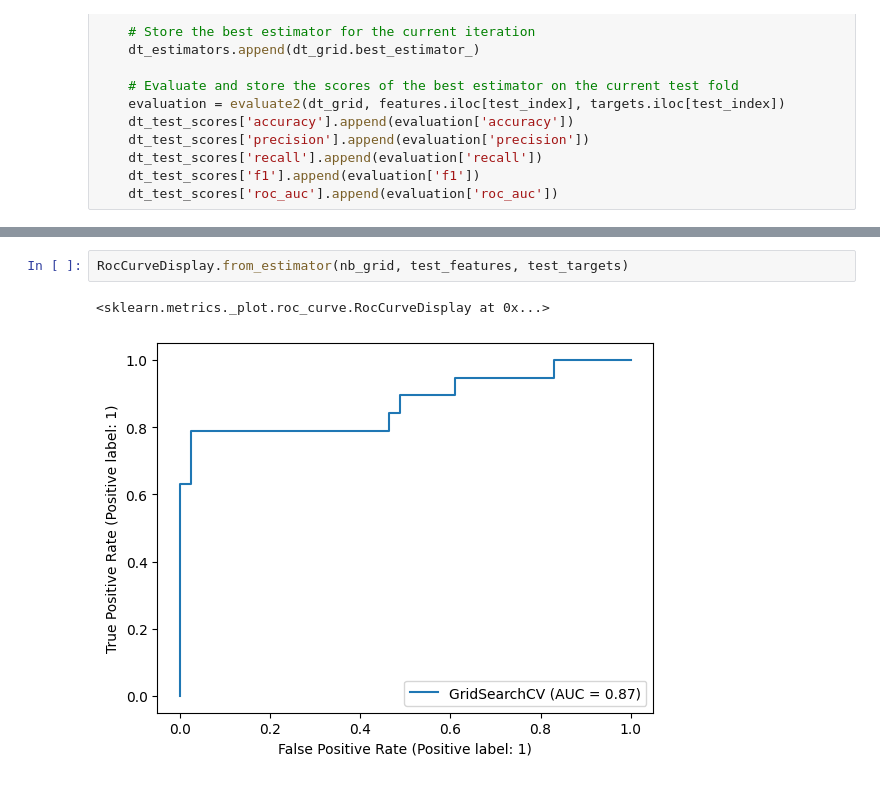
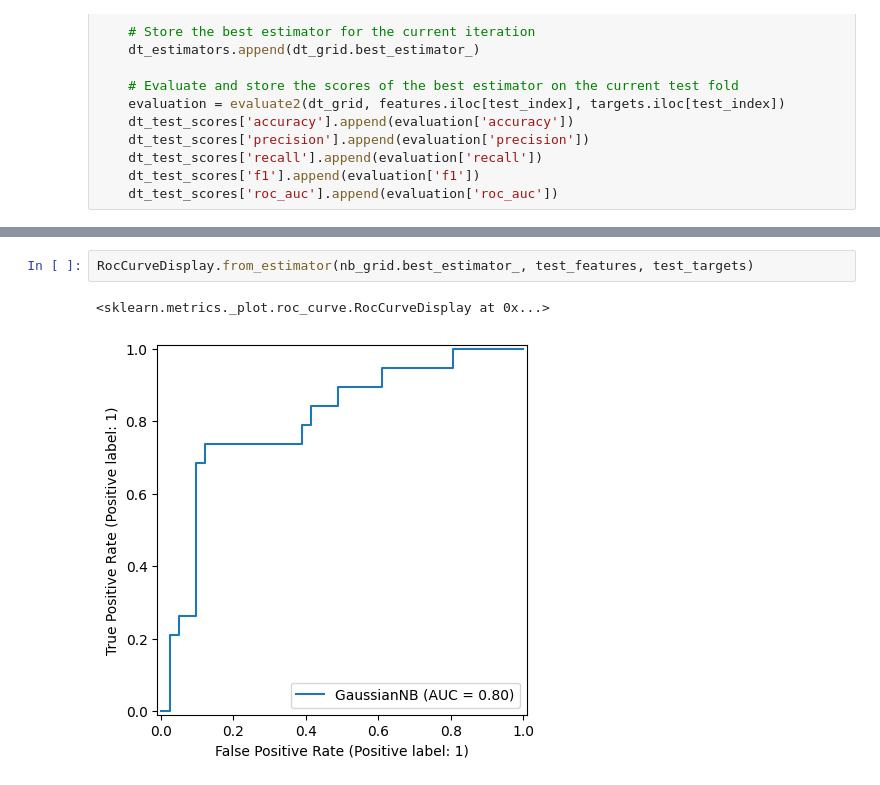
Before and after one commit to lavima/itf31519_2024, a Jupyter notebook: more_supervised_algorithmss/comparing_supportvectormachines_decisiontrees_naivebayes.ipynb, the cells around one changed output, grey strips where cells are left out. Saved outputs shown, nothing was run; the diff lists cells and outputs as text.

```diff
--- a/more_supervised_algorithmss/comparing_supportvectormachines_decisiontrees_naivebayes.ipynb
+++ b/more_supervised_algorithmss/comparing_supportvectormachines_decisiontrees_naivebayes.ipynb
@@ -377,6 +371,6 @@ ConfusionMatrixDisplay.from_estimator(nb_grid, test_features, test_targets)
 # %%
-RocCurveDisplay.from_estimator(nb_grid, test_features, test_targets)
+RocCurveDisplay.from_estimator(nb_grid.best_estimator_, test_features, test_targets)
 # %% [output]
 <sklearn.metrics._plot.roc_curve.RocCurveDisplay at 0x...>
-[figure, old version]
+[figure, new version]
 # %%
```
Also changed, not shown: parts of 47 cells of this notebook.
